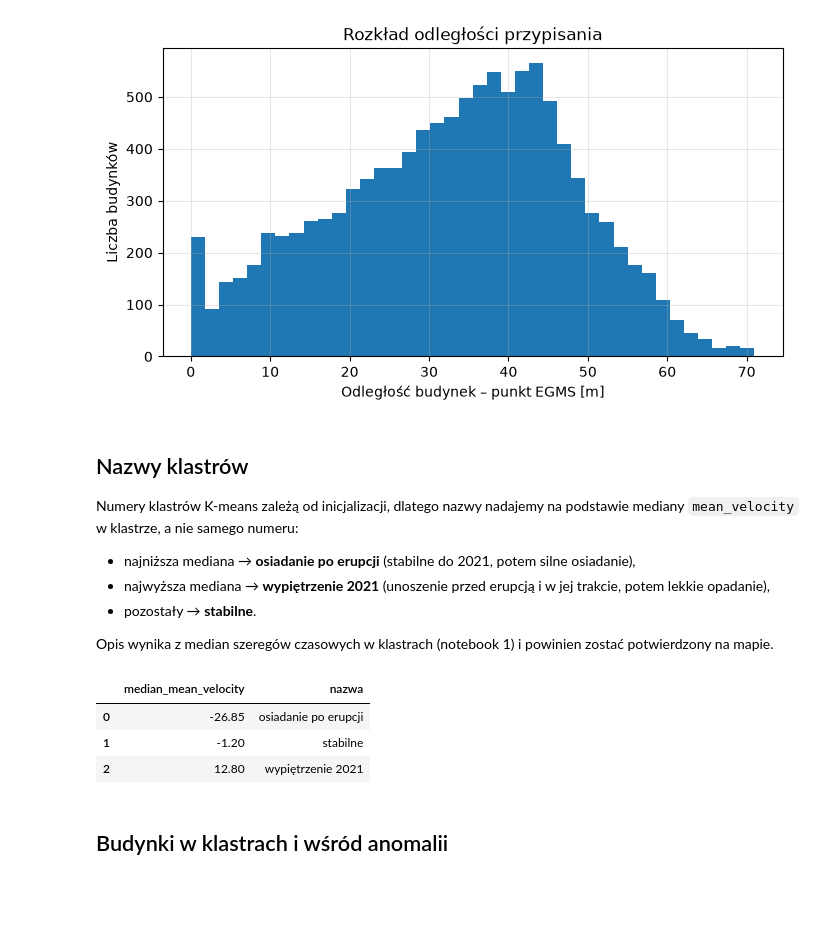
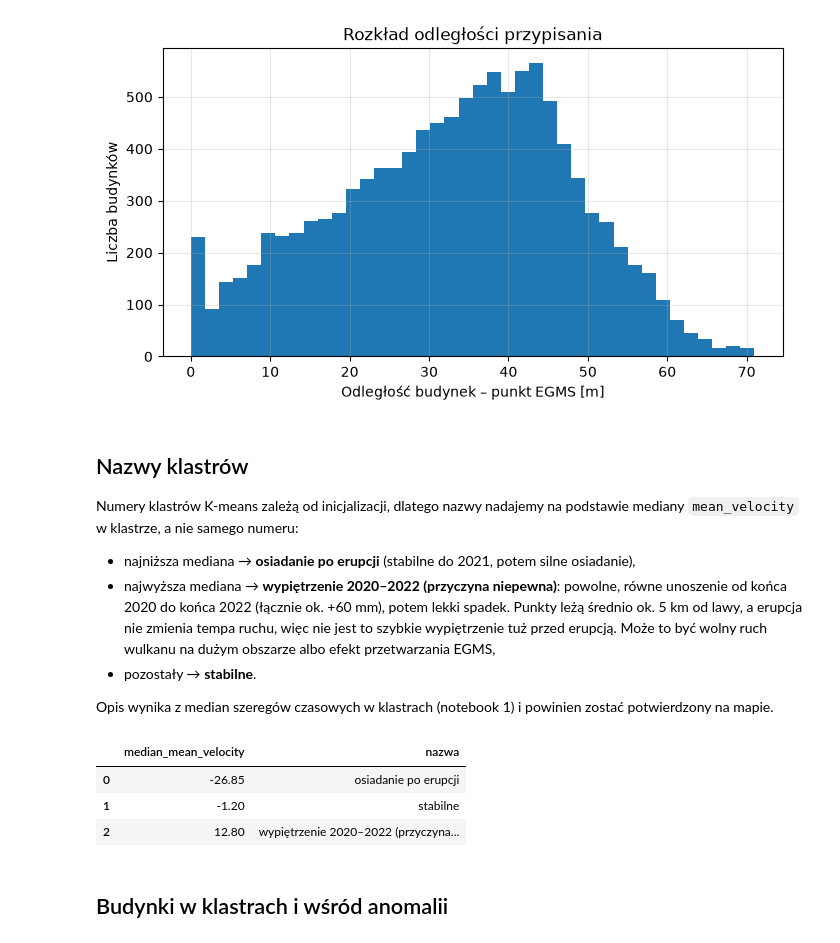
Before and after one commit to KrzysztofNowakowsky/EGSM, a Jupyter notebook: EGMS_buildings_analysis.ipynb, the cells around one changed output. Drawn from its saved outputs; the diff is of its cells as text; code cells hidden in the pictures; blank space fills up the shorter version.

Commit message:
Klaster 2: wypiętrzenie 2020–2022 (przyczyna niepewna) zamiast wypiętrzenia przed erupcją

```diff
--- a/EGMS_buildings_analysis.ipynb
+++ b/EGMS_buildings_analysis.ipynb
@@ -197,36 +197,36 @@ Mediana odległości: 34.5 m
 Numery klastrów K-means zależą od inicjalizacji, dlatego nazwy nadajemy na podstawie mediany `mean_velocity` w klastrze, a nie samego numeru:
 
 - najniższa mediana → **osiadanie po erupcji** (stabilne do 2021, potem silne osiadanie),
-- najwyższa mediana → **wypiętrzenie 2021** (unoszenie przed erupcją i w jej trakcie, potem lekkie opadanie),
+- najwyższa mediana → **wypiętrzenie 2020–2022 (przyczyna niepewna)**: powolne, równe unoszenie od końca 2020 do końca 2022 (łącznie ok. +60 mm), potem lekki spadek. Punkty leżą średnio ok. 5 km od lawy, a erupcja nie zmienia tempa ruchu, więc nie jest to szybkie wypiętrzenie tuż przed erupcją. Może to być wolny ruch wulkanu na dużym obszarze albo efekt przetwarzania EGMS,
 - pozostały → **stabilne**.
 
 Opis wynika z median szeregów czasowych w klastrach (notebook 1) i powinien zostać potwierdzony na mapie.
 # %%
 cluster_velocity = ps.groupby("cluster")["mean_velocity"].median().sort_values()
 
 cluster_names = {
     cluster_velocity.index[0]: "osiadanie po erupcji",
-    cluster_velocity.index[-1]: "wypiętrzenie 2021",
+    cluster_velocity.index[-1]: "wypiętrzenie 2020–2022 (przyczyna niepewna)",
 }
 for c in cluster_velocity.index[1:-1]:
     cluster_names[c] = "stabilne"
 
 buildings_ps["cluster_name"] = buildings_ps["cluster"].map(cluster_names)
 buildings_ps["anomaly_label"] = np.where(
     buildings_ps["has_PS"],
     np.where(buildings_ps["anomaly"] == True, "anomalny", "typowy"),
     "brak PS"
 )
 
 pd.DataFrame({
     "median_mean_velocity": cluster_velocity.round(2),
     "nazwa": pd.Series(cluster_names)
 })
 # %% [output]
 |  | median_mean_velocity | nazwa |
 | 0 | -26.85 | osiadanie po erupcji |
 | 1 | -1.20 | stabilne |
-| 2 | 12.80 | wypiętrzenie 2021 |
+| 2 | 12.80 | wypiętrzenie 2020–2022 (przyczyna... |
 # %% [markdown]
 ## Budynki w klastrach i wśród anomalii
 # %%
```
Also changed, not shown: parts of 1 cell of this notebook, 3 other files.
